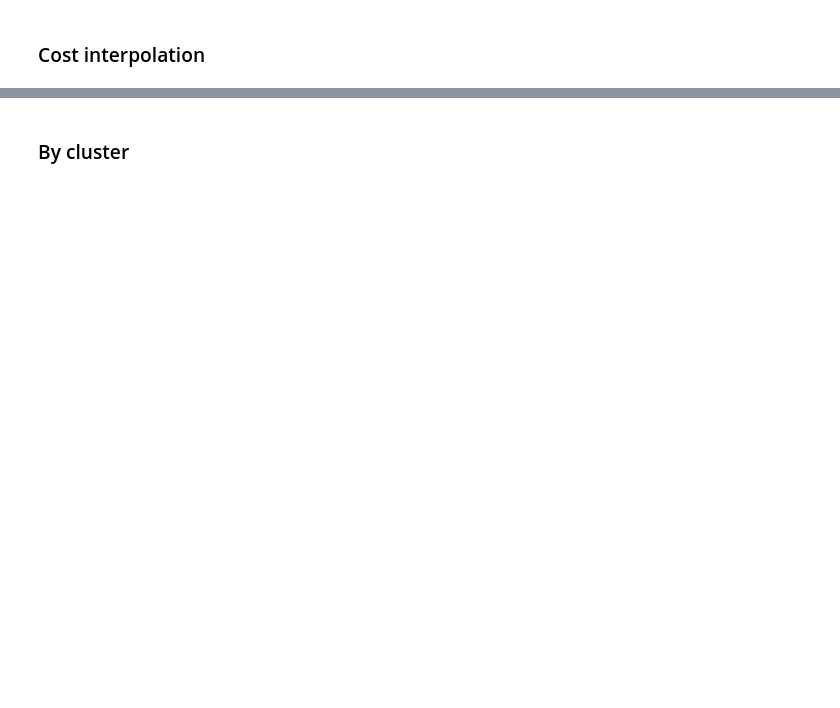
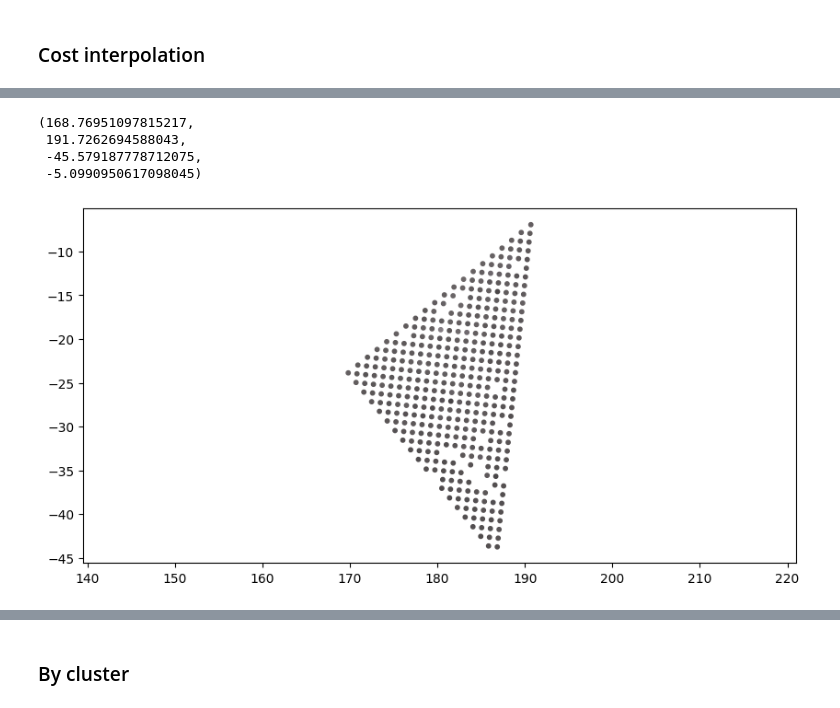
Before and after one commit to adamdai/rover_nerf_planning, a Jupyter notebook: notebooks/cost_update.ipynb, the cells around one changed output, grey strips where cells are left out. Cells and saved outputs as stored; diff of their text form; code cells hidden in the pictures; blank space fills up the shorter version.

```diff
--- a/notebooks/cost_update.ipynb
+++ b/notebooks/cost_update.ipynb
@@ -91,0 +108,12 @@ interp_vals
+# %%
+sample_RGB = feat_map.get_features(cvs[:, [1,0]])
+
+fig, ax = plt.subplots(1, 1, figsize=(10, 5))
+ax.scatter(cvs[:, 0], cvs[:, 1], c=sample_RGB/255.0, s=10)
+plt.axis('equal')
+# %% [output]
+(168.76951097815217,
+ 191.7262694588043,
+ -45.579187778712075,
+ -5.0990950617098045)
+[figure, added]
```
Also changed, not shown: parts of 16 cells of this notebook, 4 other files.
